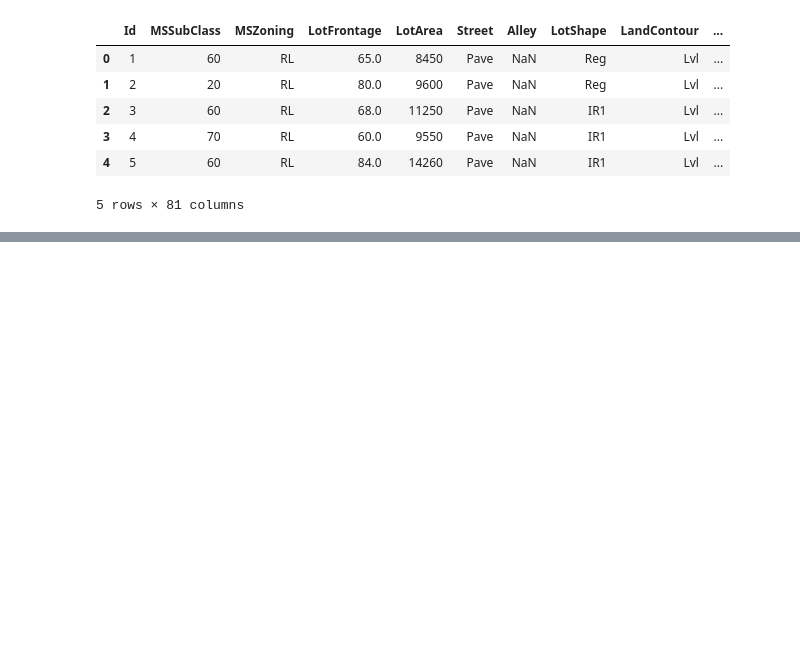
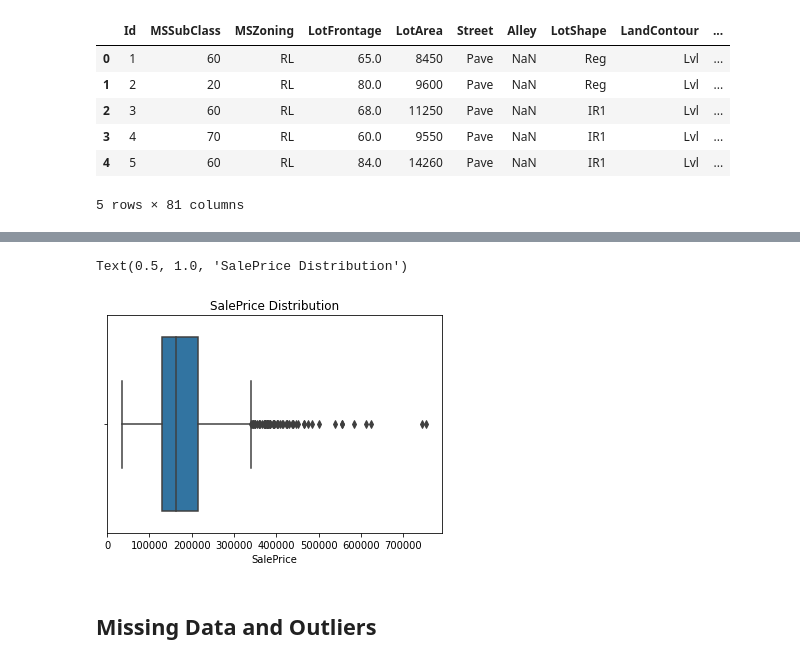
Before and after one commit to lkhart/kaggle_house_prices, a Jupyter notebook: house_price_eda.ipynb, the cells around one changed output, grey strips where cells are left out. Drawn from its saved outputs; the diff is of its cells as text; code cells hidden in the pictures; blank space fills up the shorter version.

```diff
--- a/house_price_eda.ipynb
+++ b/house_price_eda.ipynb
@@ -25,0 +57,8 @@ train_df.head()
+# %%
+# boxplot
+sns.boxplot(x='SalePrice', data=train_df).set_title('SalePrice Distribution')
+# %% [output]
+Text(0.5, 1.0, 'SalePrice Distribution')
+[figure, added]
+# %% [markdown]
+## **Missing Data and Outliers**
```
Also changed, not shown: parts of 67 cells of this notebook.
